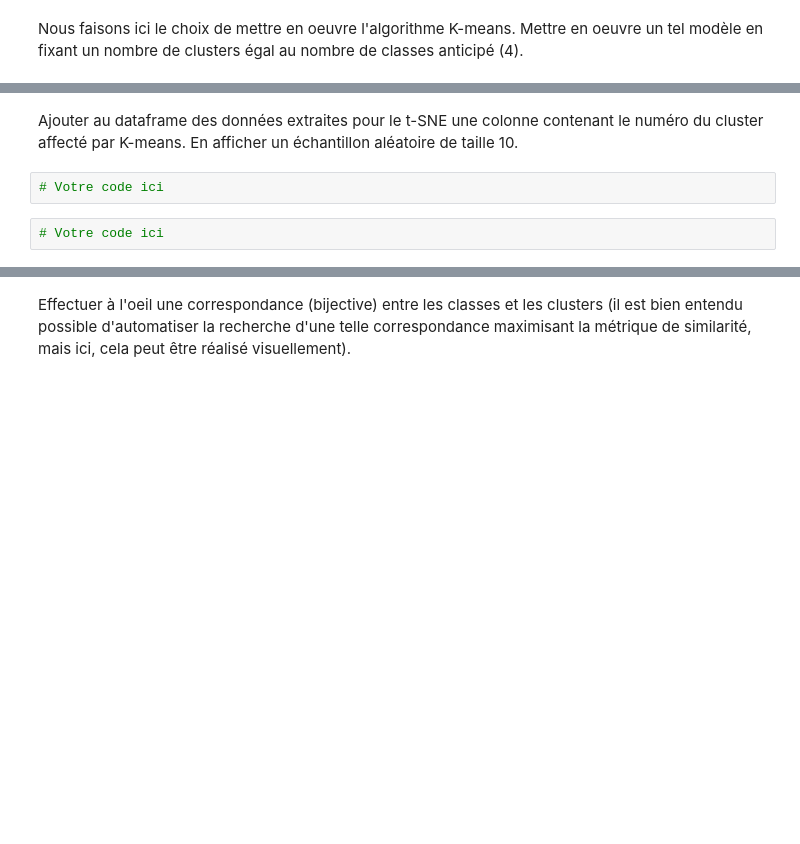
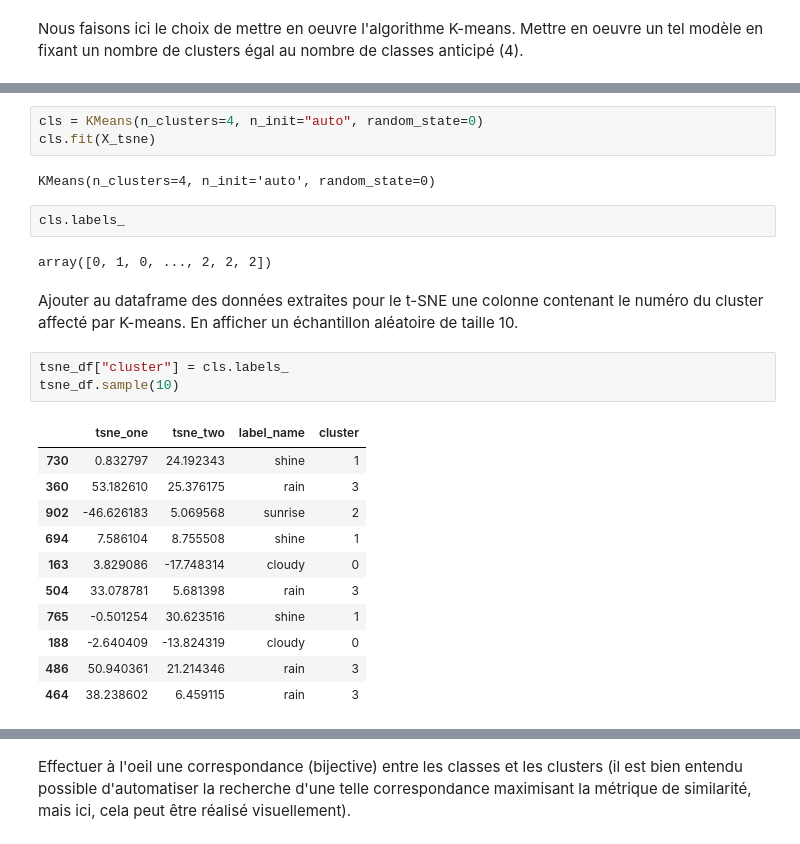
Before and after one commit to BEESPE/pyicv, a Jupyter notebook: 08_cnn-weather-detection/tp-cnn-weather-images_live-coding.ipynb, the cells around one changed output, grey strips where cells are left out. Cells and saved outputs as stored; diff of their text form; blank space fills up the shorter version.

```diff
--- a/08_cnn-weather-detection/tp-cnn-weather-images_live-coding.ipynb
+++ b/08_cnn-weather-detection/tp-cnn-weather-images_live-coding.ipynb
@@ -319,6 +313,26 @@ Nous faisons ici le choix de mettre en oeuvre l'algorithme K-means. Mettre en oe
+# %%
+cls = KMeans(n_clusters=4, n_init="auto", random_state=0)
+cls.fit(X_tsne)
+# %% [output]
+KMeans(n_clusters=4, n_init='auto', random_state=0)
+# %%
+cls.labels_
+# %% [output]
+array([0, 1, 0, ..., 2, 2, 2])
 # %% [markdown]
 Ajouter au dataframe des données extraites pour le t-SNE une colonne contenant le numéro du cluster affecté par K-means. En afficher un échantillon aléatoire de taille 10.
-# %%
-# Votre code ici
-# %%
-# Votre code ici
+# %%
+tsne_df["cluster"] = cls.labels_
+tsne_df.sample(10)
+# %% [output]
+|  | tsne_one | tsne_two | label_name | cluster |
+| 730 | 0.832797 | 24.192343 | shine | 1 |
+| 360 | 53.182610 | 25.376175 | rain | 3 |
+| 902 | -46.626183 | 5.069568 | sunrise | 2 |
+| 694 | 7.586104 | 8.755508 | shine | 1 |
+| 163 | 3.829086 | -17.748314 | cloudy | 0 |
+| 504 | 33.078781 | 5.681398 | rain | 3 |
+| 765 | -0.501254 | 30.623516 | shine | 1 |
+| 188 | -2.640409 | -13.824319 | cloudy | 0 |
+| 486 | 50.940361 | 21.214346 | rain | 3 |
+| 464 | 38.238602 | 6.459115 | rain | 3 |
```
Also changed, not shown: parts of 23 cells of this notebook, 2 other files.
